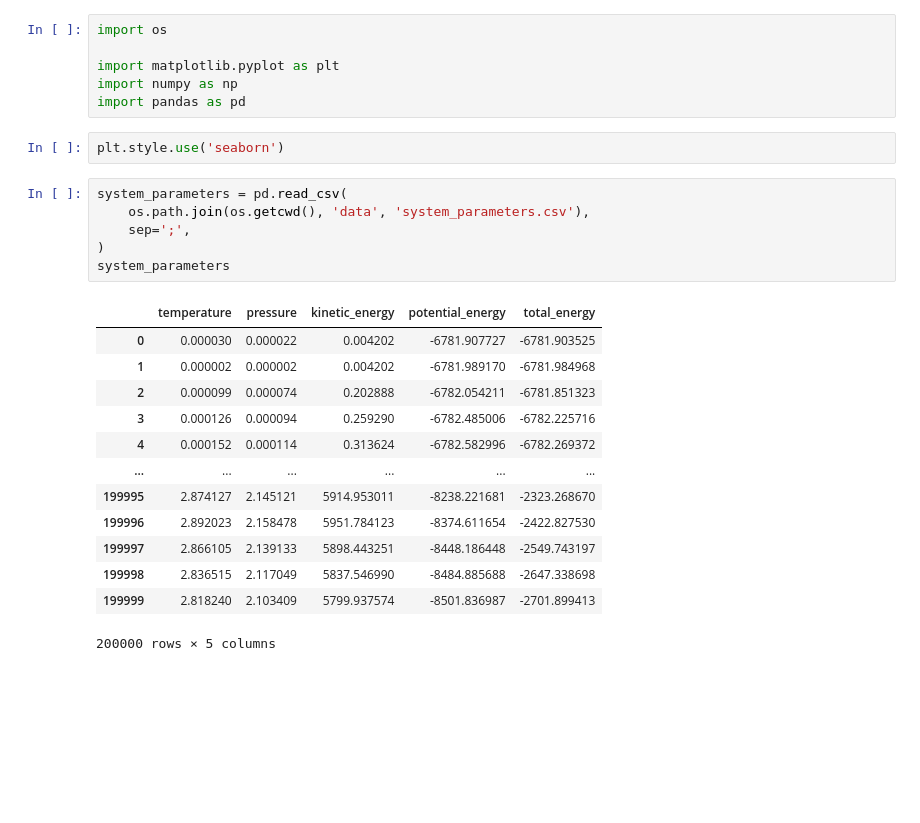
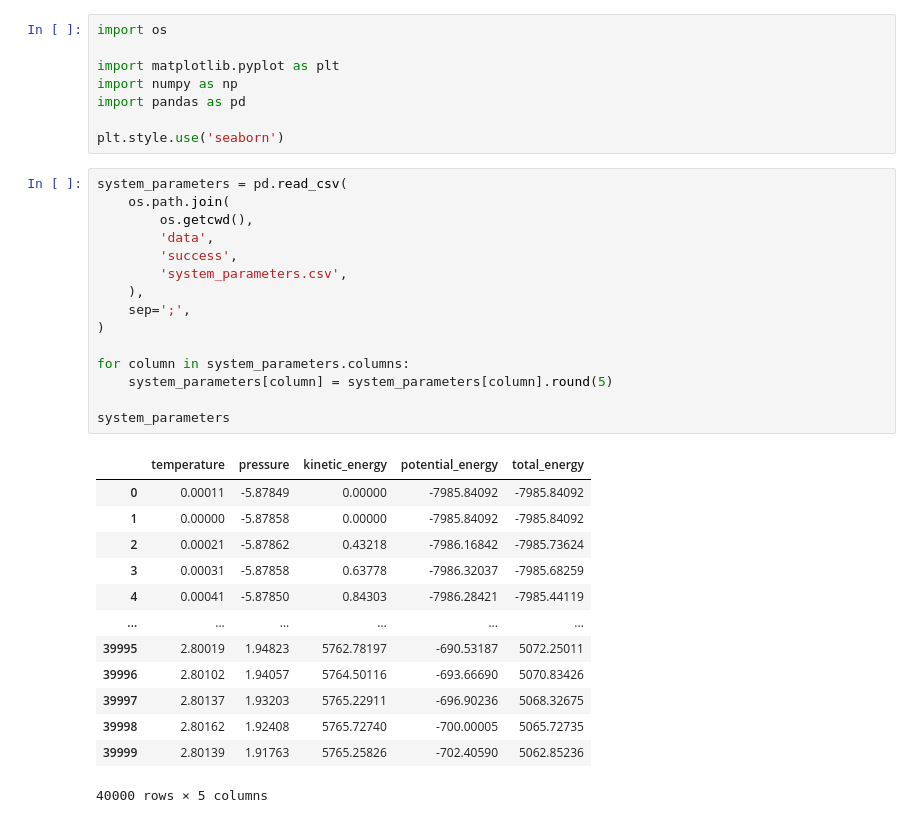
Before and after one commit to AlbertFarkhutdinov/molecular_dynamics, a Jupyter notebook: plots.ipynb, the cells around one changed output. Cells and saved outputs as stored; diff of their text form; blank space fills up the shorter version.

```diff
--- a/plots.ipynb
+++ b/plots.ipynb
@@ -4,25 +4,34 @@ import os
 import matplotlib.pyplot as plt
 import numpy as np
 import pandas as pd
+
+plt.style.use('seaborn')
-# %%
-plt.style.use('seaborn')
 # %%
 system_parameters = pd.read_csv(
-    os.path.join(os.getcwd(), 'data', 'system_parameters.csv'),
+    os.path.join(
+        os.getcwd(),
+        'data',
+        'success',
+        'system_parameters.csv',
+    ),
     sep=';',
 )
+
+for column in system_parameters.columns:
+    system_parameters[column] = system_parameters[column].round(5)
+
 system_parameters
 # %% [output]
 |  | temperature | pressure | kinetic_energy | potential_energy | total_energy |
-| 0 | 0.000030 | 0.000022 | 0.004202 | -6781.907727 | -6781.903525 |
-| 1 | 0.000002 | 0.000002 | 0.004202 | -6781.989170 | -6781.984968 |
-| 2 | 0.000099 | 0.000074 | 0.202888 | -6782.054211 | -6781.851323 |
-| 3 | 0.000126 | 0.000094 | 0.259290 | -6782.485006 | -6782.225716 |
-| 4 | 0.000152 | 0.000114 | 0.313624 | -6782.582996 | -6782.269372 |
+| 0 | 0.00011 | -5.87849 | 0.00000 | -7985.84092 | -7985.84092 |
+| 1 | 0.00000 | -5.87858 | 0.00000 | -7985.84092 | -7985.84092 |
+| 2 | 0.00021 | -5.87862 | 0.43218 | -7986.16842 | -7985.73624 |
+| 3 | 0.00031 | -5.87858 | 0.63778 | -7986.32037 | -7985.68259 |
+| 4 | 0.00041 | -5.87850 | 0.84303 | -7986.28421 | -7985.44119 |
 | ... | ... | ... | ... | ... | ... |
-| 199995 | 2.874127 | 2.145121 | 5914.953011 | -8238.221681 | -2323.268670 |
-| 199996 | 2.892023 | 2.158478 | 5951.784123 | -8374.611654 | -2422.827530 |
-| 199997 | 2.866105 | 2.139133 | 5898.443251 | -8448.186448 | -2549.743197 |
-| 199998 | 2.836515 | 2.117049 | 5837.546990 | -8484.885688 | -2647.338698 |
-| 199999 | 2.818240 | 2.103409 | 5799.937574 | -8501.836987 | -2701.899413 |
+| 39995 | 2.80019 | 1.94823 | 5762.78197 | -690.53187 | 5072.25011 |
+| 39996 | 2.80102 | 1.94057 | 5764.50116 | -693.66690 | 5070.83426 |
+| 39997 | 2.80137 | 1.93203 | 5765.22911 | -696.90236 | 5068.32675 |
+| 39998 | 2.80162 | 1.92408 | 5765.72740 | -700.00005 | 5065.72735 |
+| 39999 | 2.80139 | 1.91763 | 5765.25826 | -702.40590 | 5062.85236 |
-200000 rows × 5 columns
+40000 rows × 5 columns
```
Also changed, not shown: parts of 11 cells of this notebook, 4 other files.
